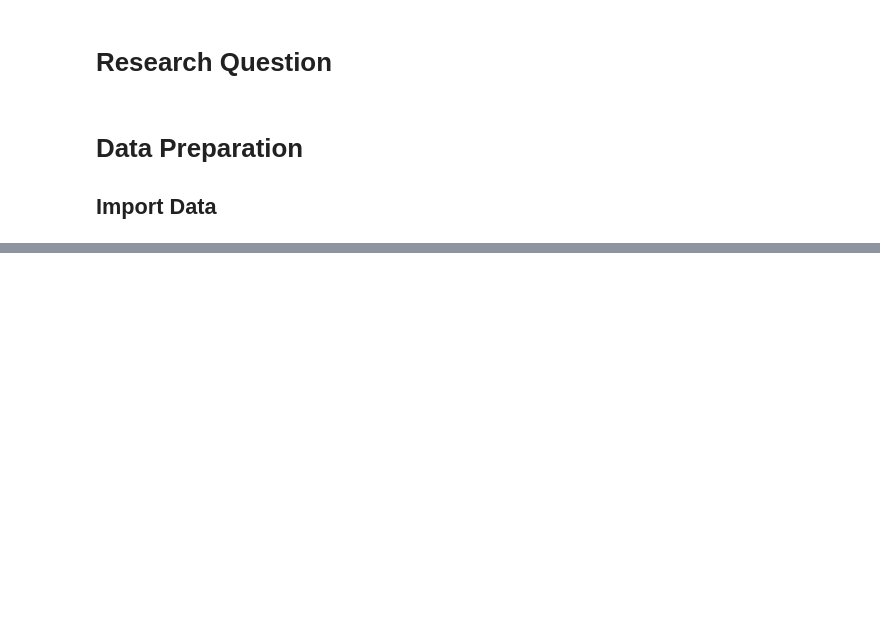
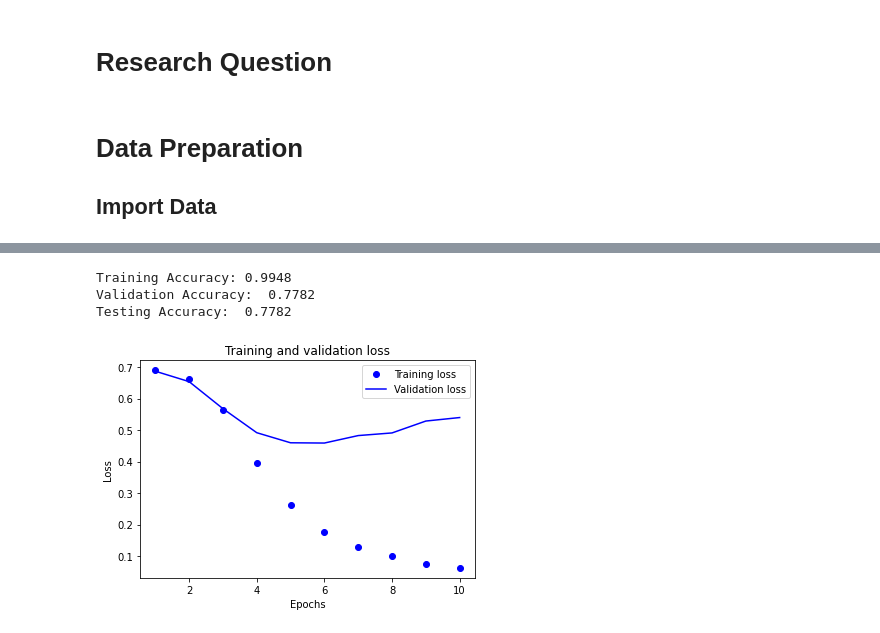
Before and after one commit to cjhammons/Sentence-Sentiment-Analysis-of-Reviews, a Jupyter notebook: report.ipynb, the cells around one changed output, grey strips where cells are left out. Saved outputs shown, nothing was run; the diff lists cells and outputs as text; code cells hidden in the pictures; blank space fills up the shorter version.

```diff
--- a/report.ipynb
+++ b/report.ipynb
@@ -54,0 +69,13 @@ reverse_word_map = dict(map(reversed, tok.word_index.items()))
+# %%
+vocab_size = len(tok.word_index) + 1
+
+# Create Model and layers
+model = keras.Sequential([
+    keras.layers.Embedding(vocab_size, 64),
+    keras.layers.GlobalAveragePooling1D(),
+    keras.layers.Dense(16, activation=tf.nn.relu),
+    keras.layers.Dropout(0.1),
+    keras.layers.Dense(1, activation=tf.nn.sigmoid)
+])
+
+model.summary()
@@ -54,0 +103,5 @@ reverse_word_map = dict(map(reversed, tok.word_index.items()))
+# %%
+model.compile(optimizer='adam',
+              loss='binary_crossentropy',
+              metrics=['accuracy'])
+model.summary()
@@ -54,0 +129,5 @@ reverse_word_map = dict(map(reversed, tok.word_index.items()))
+# %%
+# train/test split
+X_train, X_test, y_train, y_test = train_test_split(X, df['label'], test_size=0.3, random_state=42)
+#Fit model
+history = model.fit(X_train, y_train, epochs=10, validation_data=(X_test, y_test), batch_size=32)
@@ -54,0 +156,32 @@ reverse_word_map = dict(map(reversed, tok.word_index.items()))
+# %%
+loss, accuracy = model.evaluate(X_train, y_train, verbose=False)
+print("Training Accuracy: {:.4f}".format(accuracy))
+loss, accuracy = model.evaluate(X_test, y_test, verbose=False)
+print("Validation Accuracy:  {:.4f}".format(accuracy))
+loss, accuracy = model.evaluate(X_test, y_test, verbose=False)
+print("Testing Accuracy:  {:.4f}".format(accuracy))
+# %% [output]
+Training Accuracy: 0.9948
+Validation Accuracy:  0.7782
+Testing Accuracy:  0.7782
+# %%
+history_dict = history.history
+
+acc = history_dict['accuracy']
+val_acc = history_dict['val_accuracy']
+loss = history_dict['loss']
+val_loss = history_dict['val_loss']
+
+epochs = range(1, len(acc) + 1)
+
+
+plt.plot(epochs, loss, 'bo', label='Training loss')
+plt.plot(epochs, val_loss, 'b', label='Validation loss')
+plt.title('Training and validation loss')
+plt.xlabel('Epochs')
+plt.ylabel('Loss')
+plt.legend()
+
+plt.show()
+# %% [output]
+[figure, added]
```
Also changed, not shown: parts of 9 cells of this notebook.
